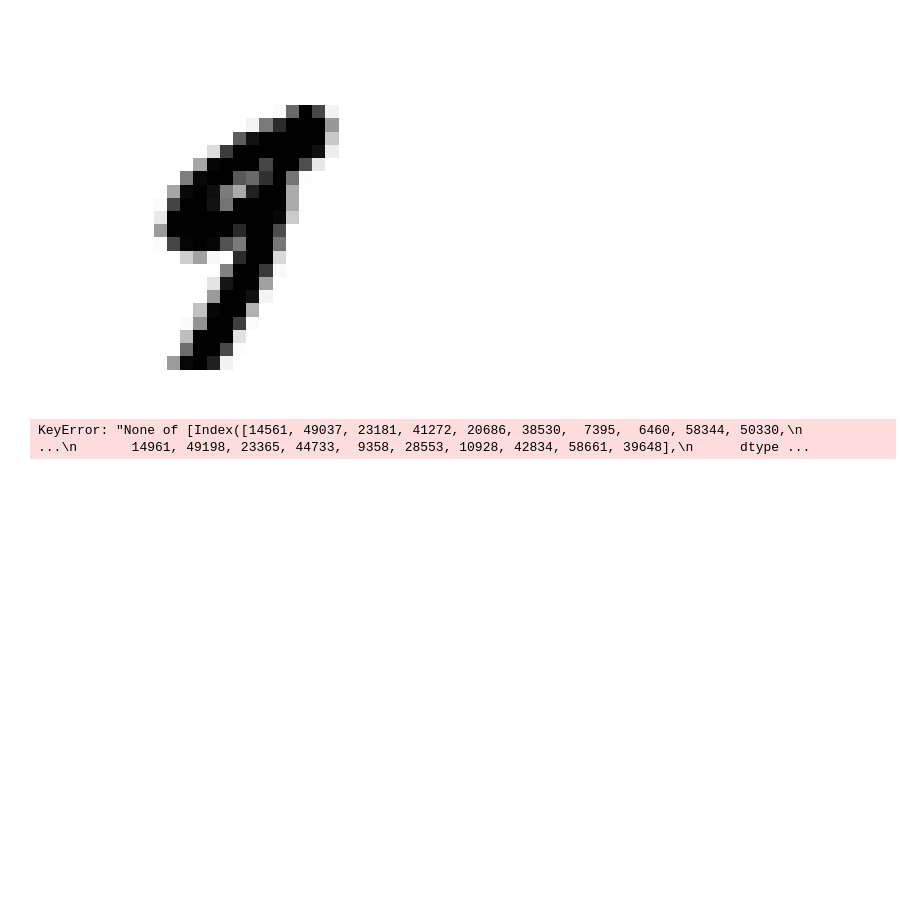
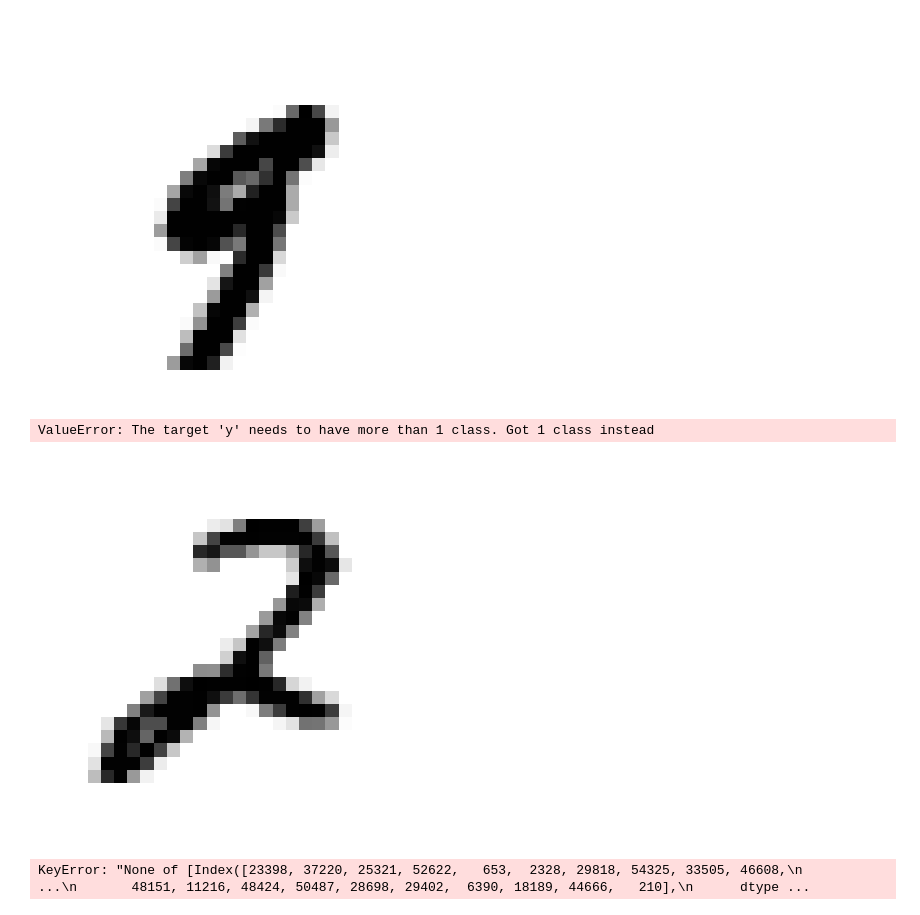
Before and after one commit to jevinn/notebooks, a Jupyter notebook: mnist.ipynb, the cells around one changed output. Drawn from its saved outputs; the diff is of its cells as text; code cells hidden in the pictures; blank space fills up the shorter version.

```diff
--- a/mnist.ipynb
+++ b/mnist.ipynb
@@ -40,6 +40,8 @@ plt.show()
 # %%
 x_train, x_test = x[:60000], x[6000:70000]
 y_train, y_test = y[:60000], y[6000:70000]
+x_train = np.array(x_train)
+y_train = np.array(y_train)
 
 shuffle_index = np.random.permutation(60000)
 x_train, y_train = x_train[shuffle_index], y_train[shuffle_index]
@@ -49,5 +51,65 @@ y_train = y_train.astype(np.int8)
 y_test = y_test.astype(np.int8)
 y_train_2 = (y_train == '2')
 y_test_2 = (y_test == '2')
-# %% [output]
-KeyError: "None of [Index([14561, 49037, 23181, 41272, 20686, 38530,  7395,  6460, 58344, 50330,\n       ...\n       14961, 49198, 23365, 44733,  9358, 28553, 10928, 42834, 58661, 39648],\n      dtype ...
+# %%
+from imblearn.over_sampling import RandomOverSampler
+
+# Balance the classes
+ros = RandomOverSampler(random_state=42)
+x_train_balanced, y_train_2_balanced = ros.fit_resample(x_train, y_train_2)
+
+# Train the logistic regression classifier on the balanced data
+clf = LogisticRegression(tol=0.1)
+clf.fit(x_train_balanced, y_train_2_balanced)
+
+# Example prediction
+example = clf.predict([some_digit])
+print(example)
+# %% [output]
+ValueError: The target 'y' needs to have more than 1 class. Got 1 class instead
+# %%
+# fetching dataset
+from sklearn.datasets import fetch_openml
+import matplotlib
+import matplotlib.pyplot as plt
+import numpy as np
+from sklearn.linear_model import LogisticRegression
+from sklearn.model_selection import cross_val_score
+
+mnist = fetch_openml('mnist_784')
+x, y = mnist['data'], mnist['target']
+
+some_digit = x.to_numpy()[36001]
+some_digit_image = some_digit.reshape(28, 28)  # let's reshape to plot it
+
+plt.imshow(some_digit_image, cmap=matplotlib.cm.binary,
+           interpolation='nearest')
+plt.axis("off")
+plt.show()
+
+x_train = np.array(x_train)
+y_train = np.array(y_train)
+x_train, x_test = x[:60000], x[6000:70000]
+y_train, y_test = y[:60000], y[6000:70000]
+
+shuffle_index = np.random.permutation(60000)
+x_train, y_train = x_train[shuffle_index], y_train[shuffle_index]
+
+# Creating a 2-detector
+y_train = y_train.astype(np.int8)
+y_test = y_test.astype(np.int8)
+y_train_2 = (y_train == '2')
+y_test_2 = (y_test == '2')
+
+# Train a logistic regression classifier
+clf = LogisticRegression(tol=0.1)
+clf.fit(x_train, y_train_2)
+example = clf.predict([some_digit])
+print(example)
+
+# Cross Validation
+a = cross_val_score(clf, x_train, y_train_2, cv=3, scoring="accuracy")
+print(a.mean())
+# %% [output]
+[figure, added]
+KeyError: "None of [Index([23398, 37220, 25321, 52622,   653,  2328, 29818, 54325, 33505, 46608,\n       ...\n       48151, 11216, 48424, 50487, 28698, 29402,  6390, 18189, 44666,   210],\n      dtype ...
```
Also changed, not shown: 1 other file.
